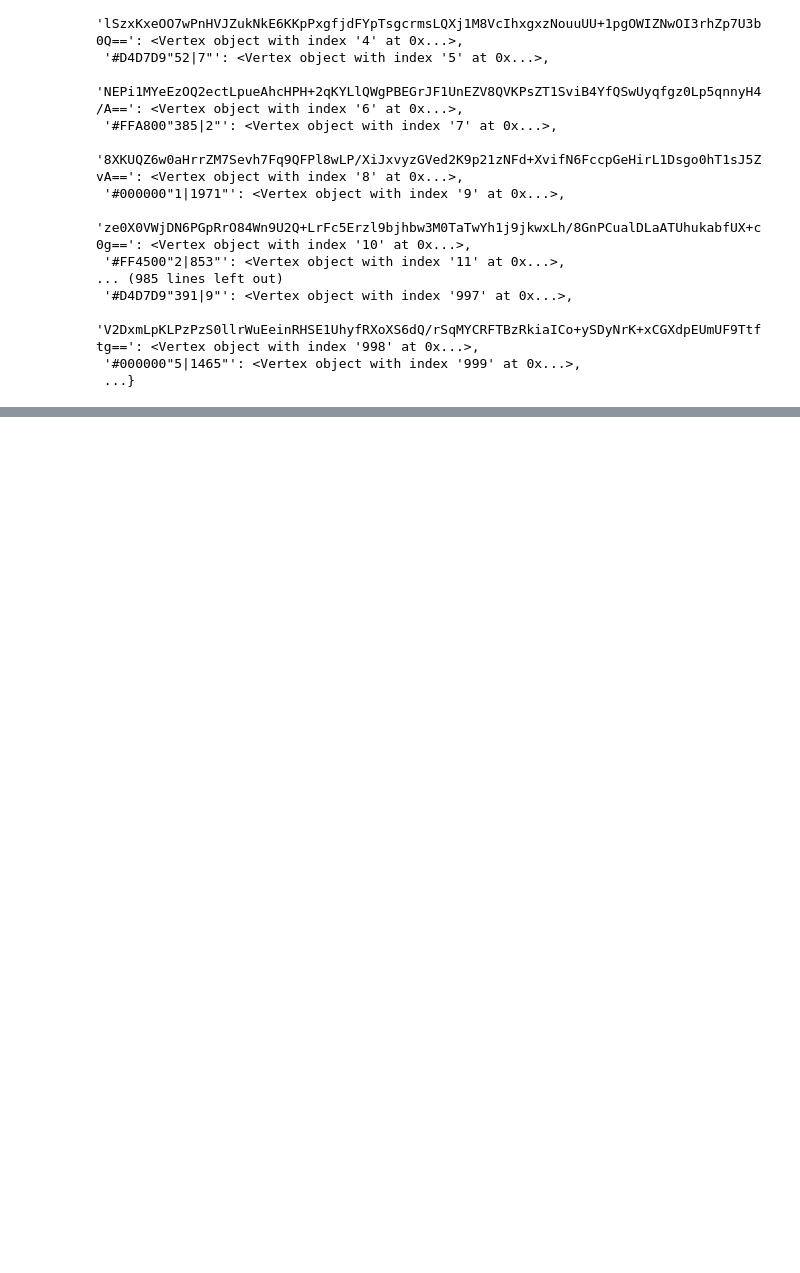
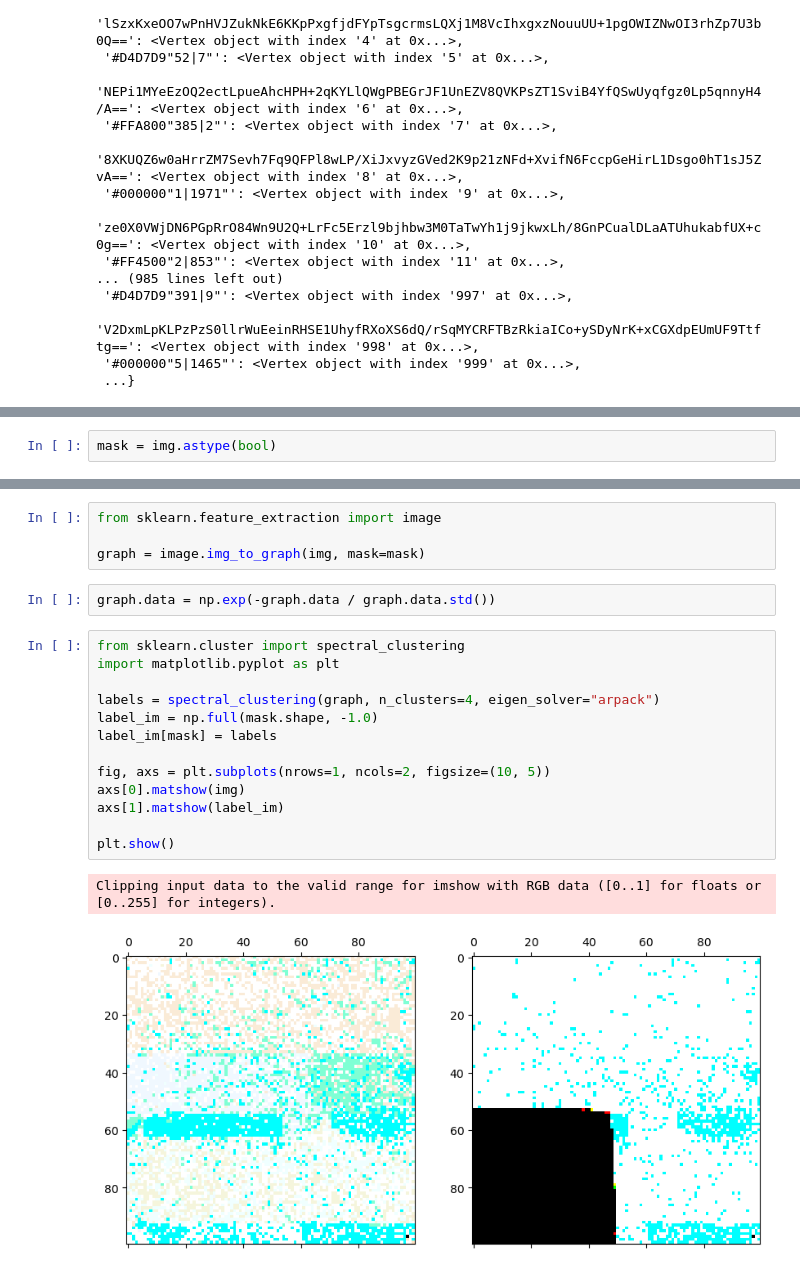
Before and after one commit to WojciechTyczynski/re-place-2022, a Jupyter notebook: connected_graph.ipynb, the cells around one changed output, grey strips where cells are left out. Cells and saved outputs as stored; diff of their text form; blank space fills up the shorter version.

```diff
--- a/connected_graph.ipynb
+++ b/connected_graph.ipynb
@@ -371,0 +616,2 @@ dict_vertex
+# %%
+mask = img.astype(bool)
@@ -371,0 +623,22 @@ dict_vertex
+# %%
+from sklearn.feature_extraction import image
+
+graph = image.img_to_graph(img, mask=mask)
+# %%
+graph.data = np.exp(-graph.data / graph.data.std())
+# %%
+from sklearn.cluster import spectral_clustering
+import matplotlib.pyplot as plt
+
+labels = spectral_clustering(graph, n_clusters=4, eigen_solver="arpack")
+label_im = np.full(mask.shape, -1.0)
+label_im[mask] = labels
+
+fig, axs = plt.subplots(nrows=1, ncols=2, figsize=(10, 5))
+axs[0].matshow(img)
+axs[1].matshow(label_im)
+
+plt.show()
+# %% [output]
+Clipping input data to the valid range for imshow with RGB data ([0..1] for floats or [0..255] for integers).
+[figure, added]
```
Also changed, not shown: parts of 74 cells of this notebook.
